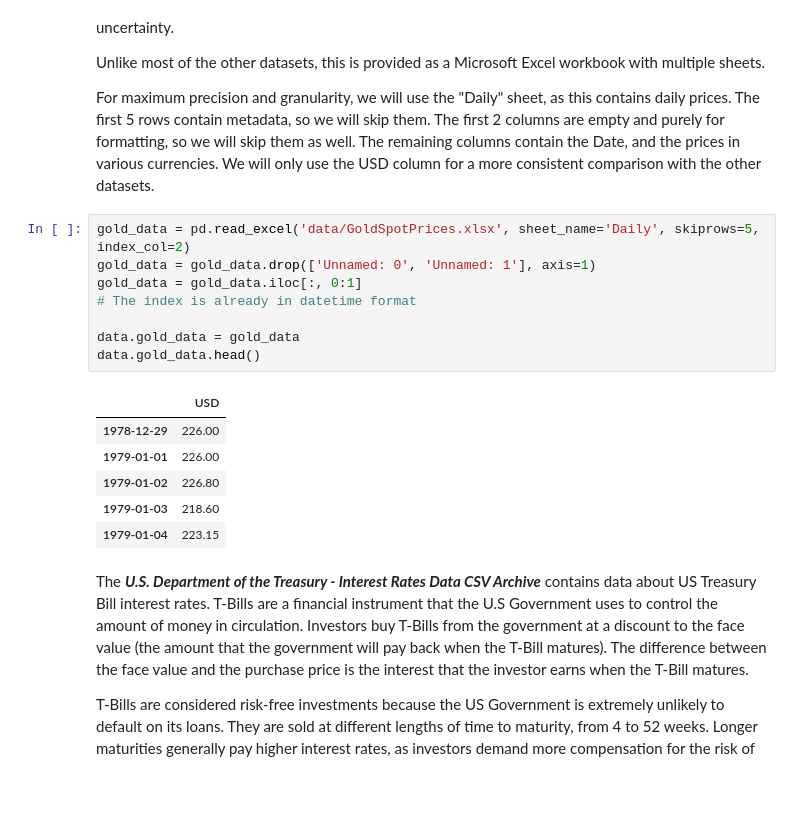
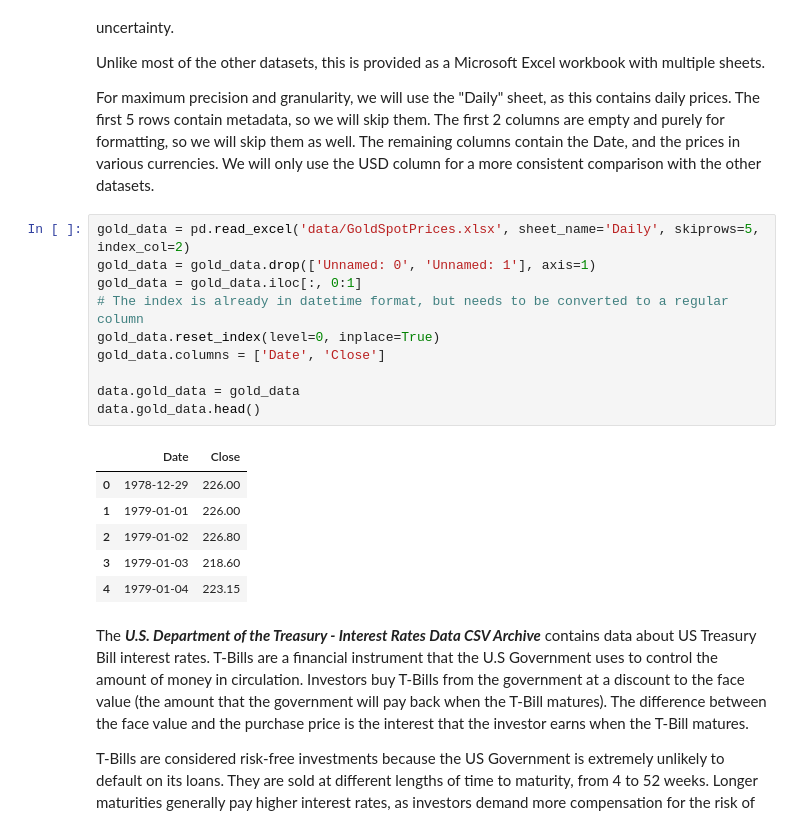
Before and after one commit to ConfuseIous/PDS-CA2, a Jupyter notebook: Main.ipynb, the cells around one changed output. Cells and saved outputs as stored; diff of their text form; blank space fills up the shorter version.

```diff
--- a/Main.ipynb
+++ b/Main.ipynb
@@ -140,18 +140,20 @@ For maximum precision and granularity, we will use the "Daily" sheet, as this co
 # %%
 gold_data = pd.read_excel('data/GoldSpotPrices.xlsx', sheet_name='Daily', skiprows=5, index_col=2)
 gold_data = gold_data.drop(['Unnamed: 0', 'Unnamed: 1'], axis=1)
 gold_data = gold_data.iloc[:, 0:1]
-# The index is already in datetime format
+# The index is already in datetime format, but needs to be converted to a regular column
+gold_data.reset_index(level=0, inplace=True)
+gold_data.columns = ['Date', 'Close']
 
 data.gold_data = gold_data
 data.gold_data.head()
 # %% [output]
-|  | USD |
-| 1978-12-29 | 226.00 |
-| 1979-01-01 | 226.00 |
-| 1979-01-02 | 226.80 |
-| 1979-01-03 | 218.60 |
-| 1979-01-04 | 223.15 |
+|  | Date | Close |
+| 0 | 1978-12-29 | 226.00 |
+| 1 | 1979-01-01 | 226.00 |
+| 2 | 1979-01-02 | 226.80 |
+| 3 | 1979-01-03 | 218.60 |
+| 4 | 1979-01-04 | 223.15 |
 # %% [markdown]
 The ***U.S. Department of the Treasury - Interest Rates Data CSV Archive*** contains data about US Treasury Bill interest rates. T-Bills are a financial instrument that the U.S Government uses to control the amount of money in circulation. Investors buy T-Bills from the government at a discount to the face value (the amount that the government will pay back when the T-Bill matures). The difference between the face value and the purchase price is the interest that the investor earns when the T-Bill matures.
 
```
Also changed, not shown: parts of 1 cell of this notebook.
